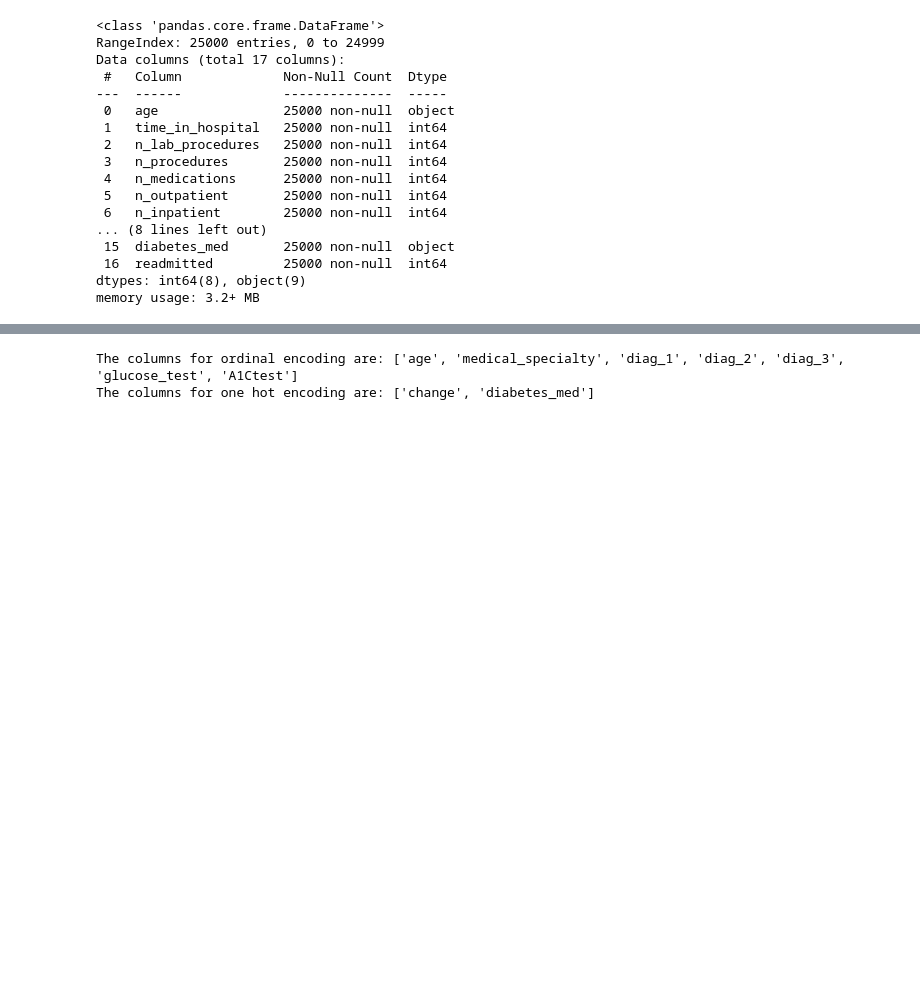
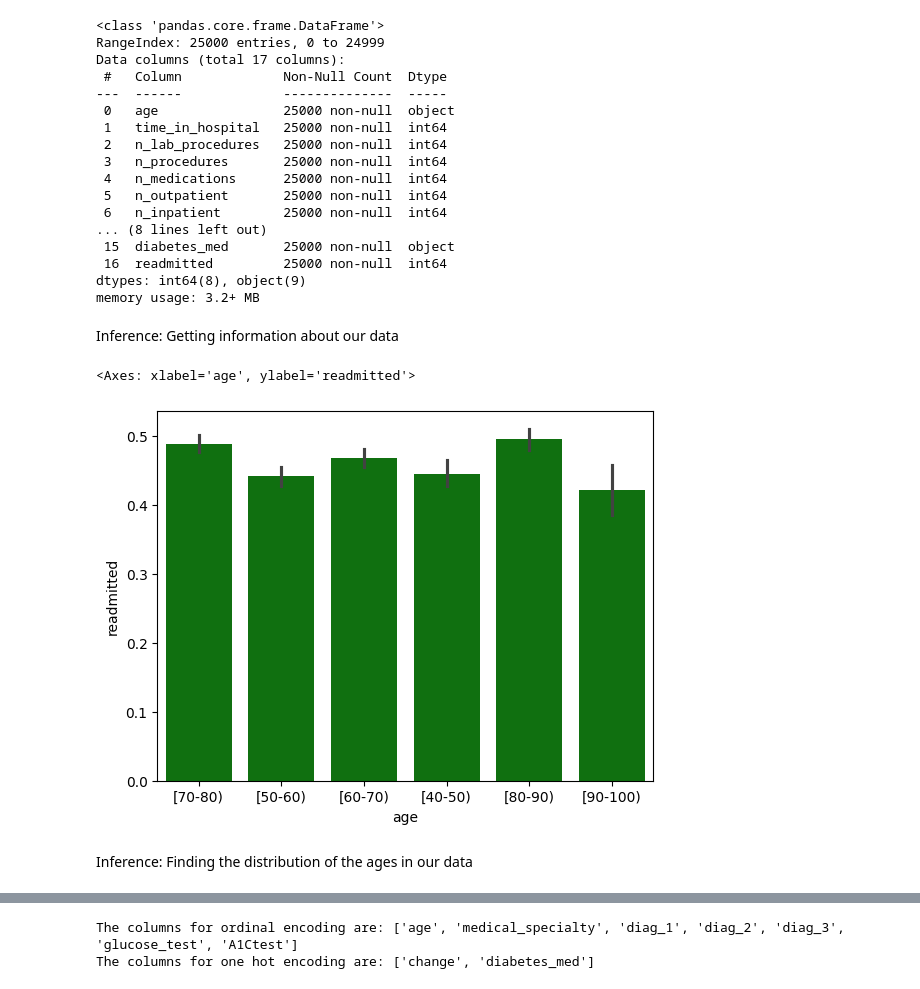
Before and after one commit to ThePunisher-17/Christ-University-Machine-Learning-Sem-1, a Jupyter notebook: Lab 5/Task.ipynb, the cells around one changed output, grey strips where cells are left out. Cells and saved outputs as stored; diff of their text form; code cells hidden in the pictures; blank space fills up the shorter version.

```diff
--- a/Lab 5/Task.ipynb
+++ b/Lab 5/Task.ipynb
@@ -53,5 +67,15 @@ Data columns (total 17 columns):
  16  readmitted         25000 non-null  int64
 dtypes: int64(8), object(9)
 memory usage: 3.2+ MB
+# %% [markdown]
+Inference: Getting information about our data
+# %%
+import seaborn as sns
+sns.barplot(x= df["age"], y = df["readmitted"], color='green')
+# %% [output]
+<Axes: xlabel='age', ylabel='readmitted'>
+[figure, added]
+# %% [markdown]
+Inference: Finding the distribution of the ages in our data
 # %%
 def return_non_int_cols(df):
```
Also changed, not shown: parts of 58 cells of this notebook, 2 other files.
